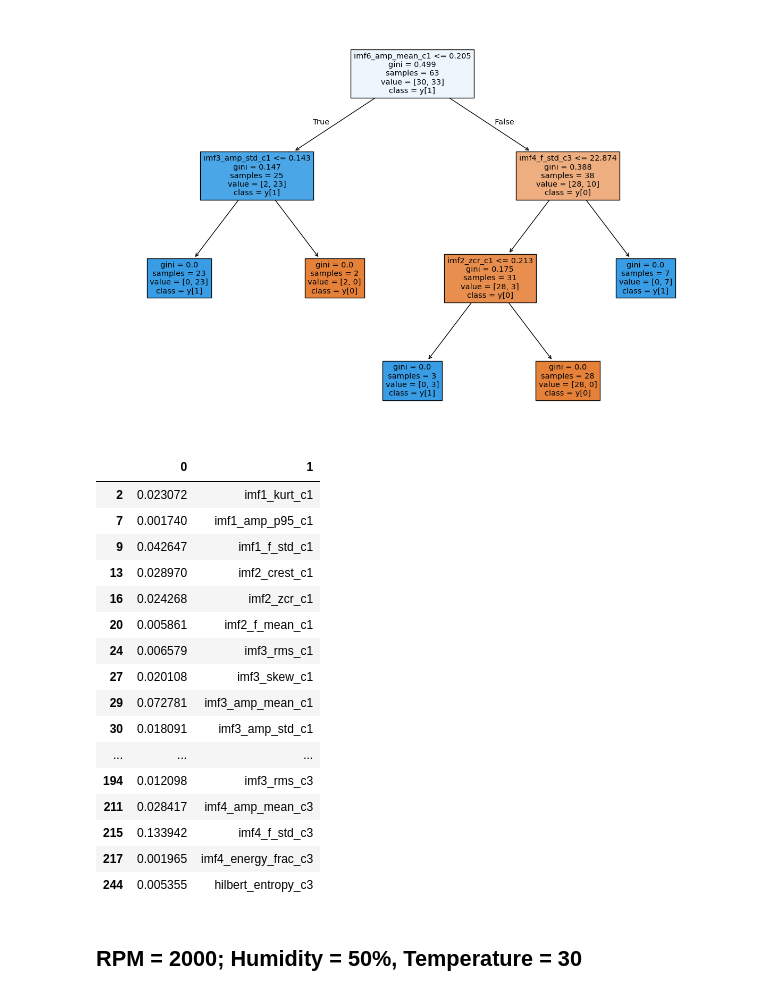
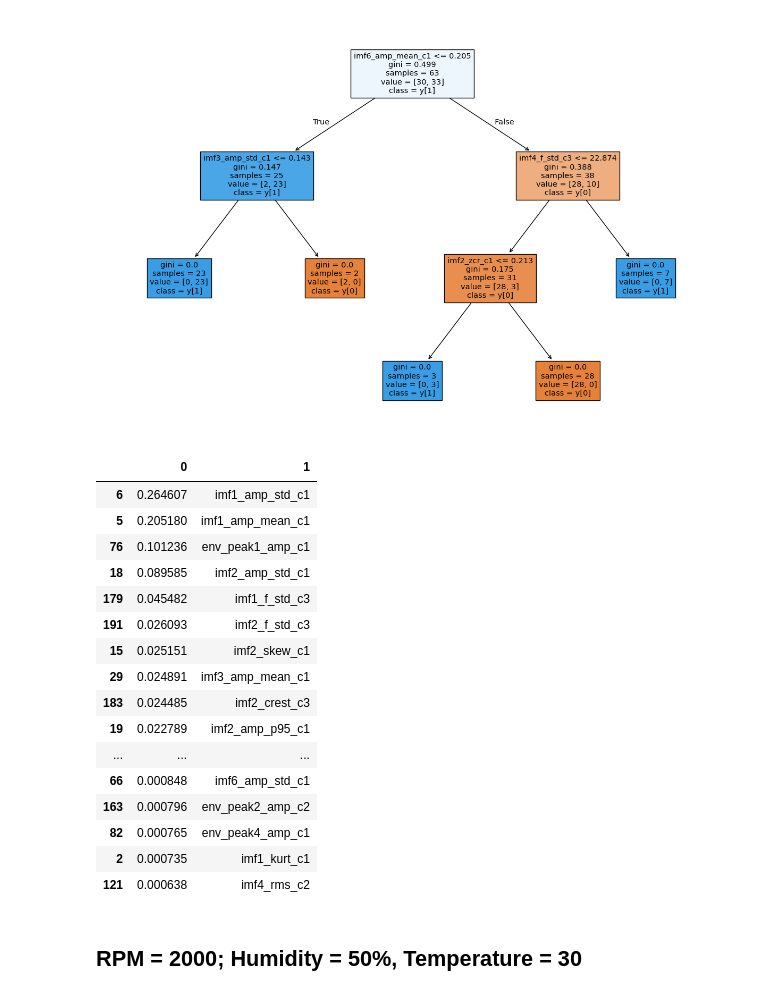
Before and after one commit to AtanasKolevNBU/PhD, a Jupyter notebook: notebooks/HHT/feature_extraction.ipynb, the cells around one changed output. Cells and saved outputs as stored; diff of their text form; code cells hidden in the pictures.

```diff
--- a/notebooks/HHT/feature_extraction.ipynb
+++ b/notebooks/HHT/feature_extraction.ipynb
@@ -587,25 +587,25 @@ Recall: 0.615
 [figure]
 [figure]
 # %%
-feat_importances[feat_importances[0] != 0]
+feat_importances[feat_importances[0] != 0].sort_values(0, ascending=False)
 # %% [output]
 |  | 0 | 1 |
-| 2 | 0.023072 | imf1_kurt_c1 |
-| 7 | 0.001740 | imf1_amp_p95_c1 |
-| 9 | 0.042647 | imf1_f_std_c1 |
-| 13 | 0.028970 | imf2_crest_c1 |
-| 16 | 0.024268 | imf2_zcr_c1 |
-| 20 | 0.005861 | imf2_f_mean_c1 |
-| 24 | 0.006579 | imf3_rms_c1 |
-| 27 | 0.020108 | imf3_skew_c1 |
-| 29 | 0.072781 | imf3_amp_mean_c1 |
-| 30 | 0.018091 | imf3_amp_std_c1 |
+| 6 | 0.264607 | imf1_amp_std_c1 |
+| 5 | 0.205180 | imf1_amp_mean_c1 |
+| 76 | 0.101236 | env_peak1_amp_c1 |
+| 18 | 0.089585 | imf2_amp_std_c1 |
+| 179 | 0.045482 | imf1_f_std_c3 |
+| 191 | 0.026093 | imf2_f_std_c3 |
+| 15 | 0.025151 | imf2_skew_c1 |
+| 29 | 0.024891 | imf3_amp_mean_c1 |
+| 183 | 0.024485 | imf2_crest_c3 |
+| 19 | 0.022789 | imf2_amp_p95_c1 |
 | ... | ... | ... |
-| 194 | 0.012098 | imf3_rms_c3 |
-| 211 | 0.028417 | imf4_amp_mean_c3 |
-| 215 | 0.133942 | imf4_f_std_c3 |
-| 217 | 0.001965 | imf4_energy_frac_c3 |
-| 244 | 0.005355 | hilbert_entropy_c3 |
+| 66 | 0.000848 | imf6_amp_std_c1 |
+| 163 | 0.000796 | env_peak2_amp_c2 |
+| 82 | 0.000765 | env_peak4_amp_c1 |
+| 2 | 0.000735 | imf1_kurt_c1 |
+| 121 | 0.000638 | imf4_rms_c2 |
 # %% [markdown]
 ## RPM = 2000; Humidity = 50%, Temperature = 30
 # %%
```
Also changed, not shown: parts of 2 cells of this notebook, 13 other files.
